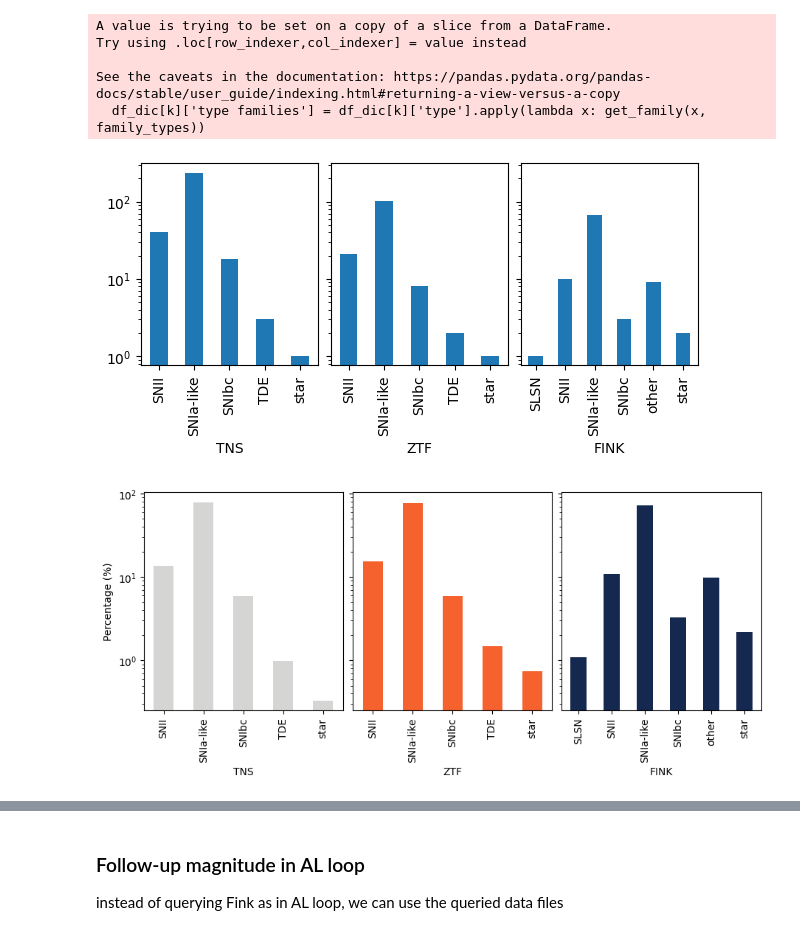
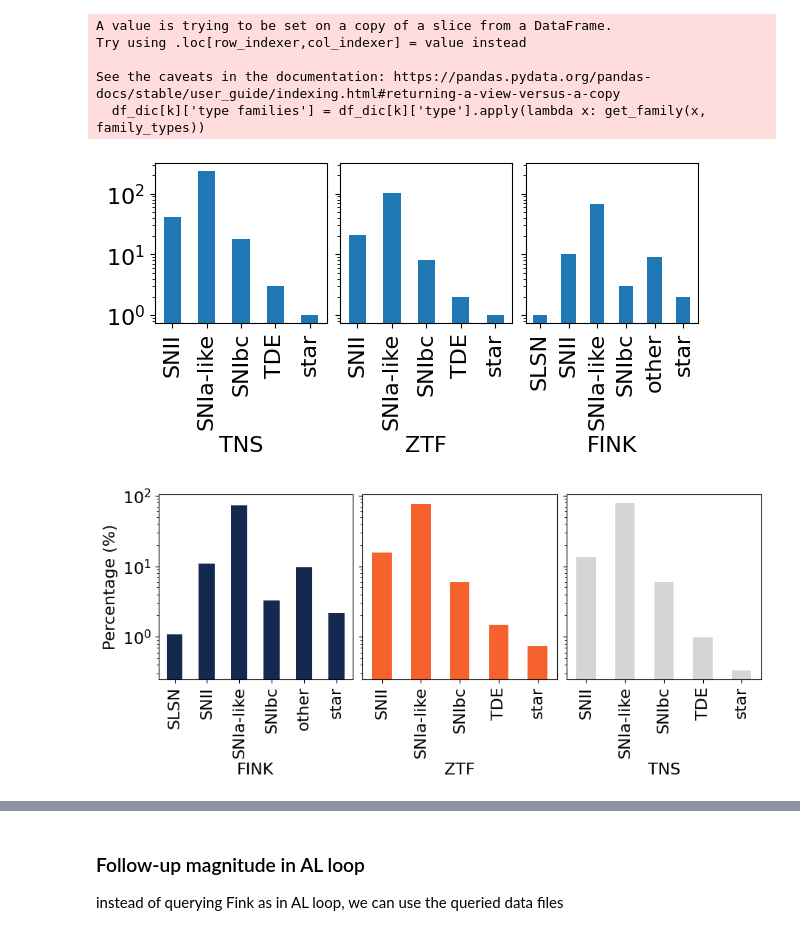
Before and after one commit to Fink-analyses/Active_Learning_earlySNIa, a Jupyter notebook: notebooks/a_analysis_fuptargets.ipynb, the cells around one changed output, grey strips where cells are left out. Cells and saved outputs as stored; diff of their text form; code cells hidden in the pictures.

```diff
--- a/notebooks/a_analysis_fuptargets.ipynb
+++ b/notebooks/a_analysis_fuptargets.ipynb
@@ -8,6 +9,11 @@ from myutils import data_utils as du
 # %%
 fink_colors_list = ["#15284F", "#F5622E", "#D5D5D3", "#3C8DFF"]
 fink_colors_dic = {"FINK":"#15284F", "ZTF":"#F5622E", "TNS":"#D5D5D3"}
+# %%
+mpl.rcParams["font.size"] = 16
+mpl.rcParams["legend.fontsize"] = "medium"
+mpl.rcParams["figure.titlesize"] = "large"
+mpl.rcParams["lines.linewidth"] = 3
 # %% [markdown]
 # Data
 # %% [markdown]
@@ -131,35 +160,36 @@ df_dic['ZTF'].groupby('type families').size().plot(kind='bar', ax= axs[1],xlabel
 df_dic['FINK'].groupby('type families').size().plot(kind='bar', ax= axs[2],xlabel='FINK')
 plt.yscale('log')
 # %% [output]
-[figure, old version]
+[figure, new version]
 # %%
 # Create figure and subplots with gridspec
 fig = plt.figure(constrained_layout=True, figsize=(9, 4))
 gs = fig.add_gridspec(1, 3)
 axs = gs.subplots(sharex=False, sharey=True)
 
 # Function to calculate percentages and plot
 def plot_percentage(df, ax, label):
     # Calculate percentages
     counts = df.groupby('type families').size()
     percentages = (counts / counts.sum()) * 100
     # Plot bar chart
     percentages.plot(kind='bar', ax=ax, xlabel=label,color=fink_colors_dic[label])
     ax.set_ylabel('Percentage (%)')
 
 # Plot each DataFrame with percentages on a separate subplot
-plot_percentage(df_dic['TNS'], axs[0], 'TNS')
+plot_percentage(df_dic['TNS'], axs[2], 'TNS')
 plot_percentage(df_dic['ZTF'], axs[1], 'ZTF')
-plot_percentage(df_dic['FINK'], axs[2], 'FINK')
+plot_percentage(df_dic['FINK'], axs[0], 'FINK')
 
 # Apply log scale to the y-axis for each subplot (if needed for percentage)
 for ax in axs:
     ax.set_yscale('log')
 
+plt.savefig('../plots/ALloop_types.png', bbox_inches='tight')
 # Display the plot
 plt.show()
 # %% [output]
-[figure, old version]
+[figure, new version]
 # %%
 df_dic['TNS'][df_dic['TNS']['type families']=='unknown']
 # %% [output]
```
Also changed, not shown: parts of 14 cells of this notebook, 5 other files.
